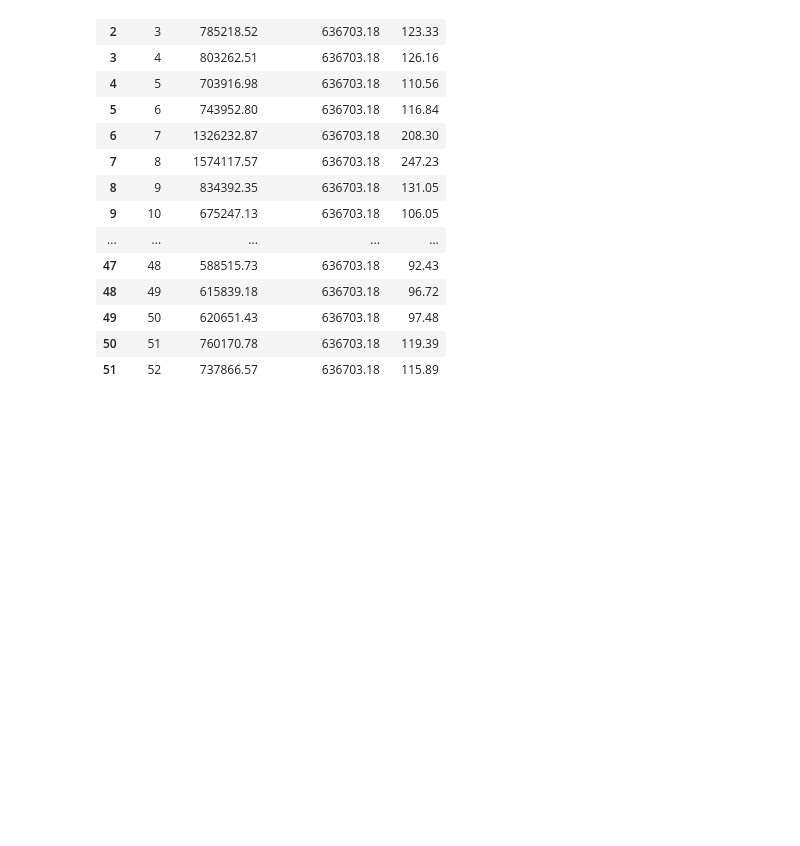
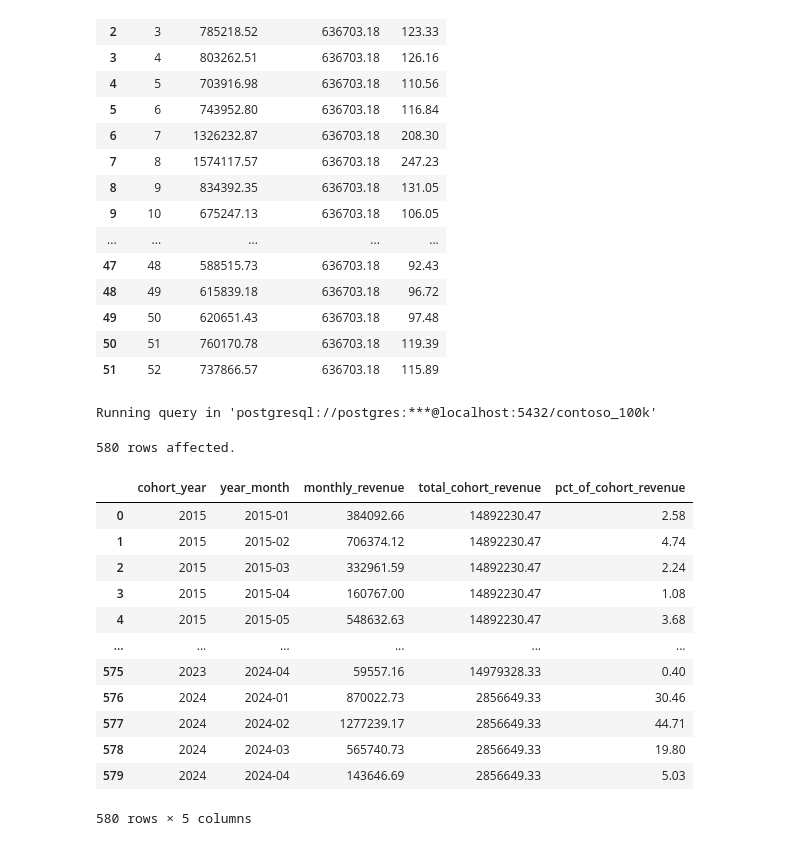
Before and after one commit to Bartek0829/SQL-learning, a Jupyter notebook: Resources/Date&TimeFunctions.ipynb, the cells around one changed output. Cells and saved outputs as stored; diff of their text form; code cells hidden in the pictures; blank space fills up the shorter version.

```diff
--- a/Resources/Date&TimeFunctions.ipynb
+++ b/Resources/Date&TimeFunctions.ipynb
@@ -537,0 +527,48 @@ SELECT * FROM cohort_table
+# %%
+%%sql
+WITH sales_with_cohort AS (
+    SELECT
+        customerkey,
+        DATE_TRUNC('month', orderdate) AS order_month,
+        EXTRACT(YEAR FROM MIN(orderdate) OVER (PARTITION BY customerkey)) AS cohort_year,
+        quantity * netprice * exchangerate AS revenue
+    FROM sales
+),
+monthly_revenue AS (
+    SELECT
+        cohort_year,
+        order_month,
+        SUM(revenue) AS monthly_revenue
+    FROM sales_with_cohort
+    GROUP BY cohort_year, order_month
+)
+SELECT
+    cohort_year,
+    TO_CHAR(order_month, 'YYYY-MM') AS year_month,
+    monthly_revenue,
+    SUM(monthly_revenue) OVER (
+        PARTITION BY cohort_year
+    ) AS total_cohort_revenue,
+    100 * monthly_revenue / SUM(monthly_revenue) OVER (
+        PARTITION BY cohort_year
+    ) AS pct_of_cohort_revenue
+FROM monthly_revenue
+ORDER BY
+    cohort_year,
+    order_month;
+# %% [output]
+Running query in 'postgresql://postgres:***@localhost:5432/contoso_100k'
+580 rows affected.
+|  | cohort_year | year_month | monthly_revenue | total_cohort_revenue | pct_of_cohort_revenue |
+| 0 | 2015 | 2015-01 | 384092.66 | 14892230.47 | 2.58 |
+| 1 | 2015 | 2015-02 | 706374.12 | 14892230.47 | 4.74 |
+| 2 | 2015 | 2015-03 | 332961.59 | 14892230.47 | 2.24 |
+| 3 | 2015 | 2015-04 | 160767.00 | 14892230.47 | 1.08 |
+| 4 | 2015 | 2015-05 | 548632.63 | 14892230.47 | 3.68 |
+| ... | ... | ... | ... | ... | ... |
+| 575 | 2023 | 2024-04 | 59557.16 | 14979328.33 | 0.40 |
+| 576 | 2024 | 2024-01 | 870022.73 | 2856649.33 | 30.46 |
+| 577 | 2024 | 2024-02 | 1277239.17 | 2856649.33 | 44.71 |
+| 578 | 2024 | 2024-03 | 565740.73 | 2856649.33 | 19.80 |
+| 579 | 2024 | 2024-04 | 143646.69 | 2856649.33 | 5.03 |
+580 rows × 5 columns
```
Also changed, not shown: parts of 4 cells of this notebook.
